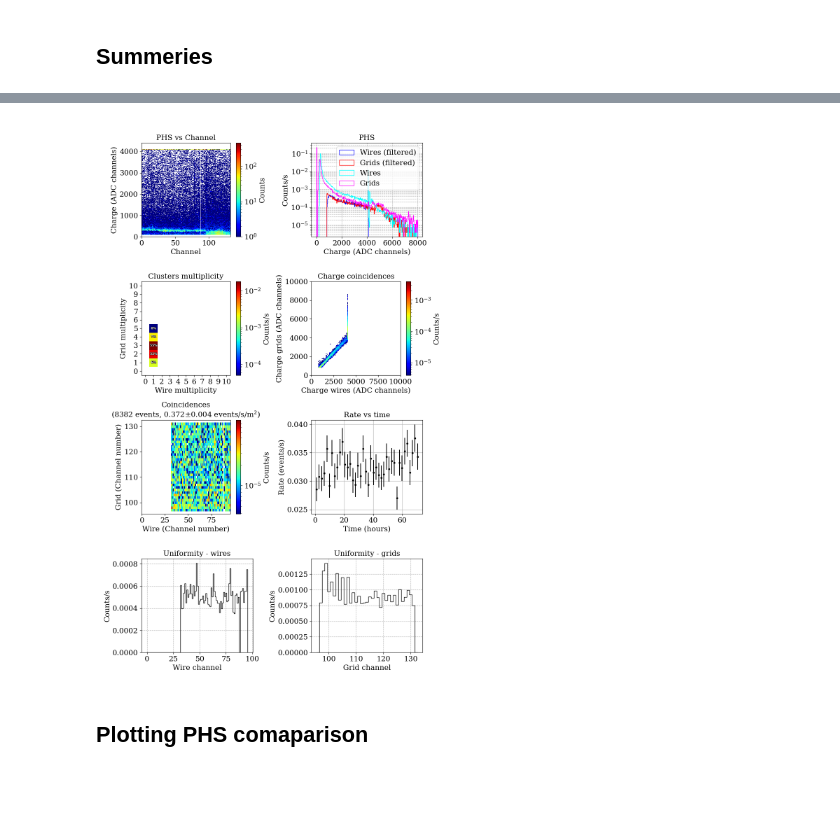
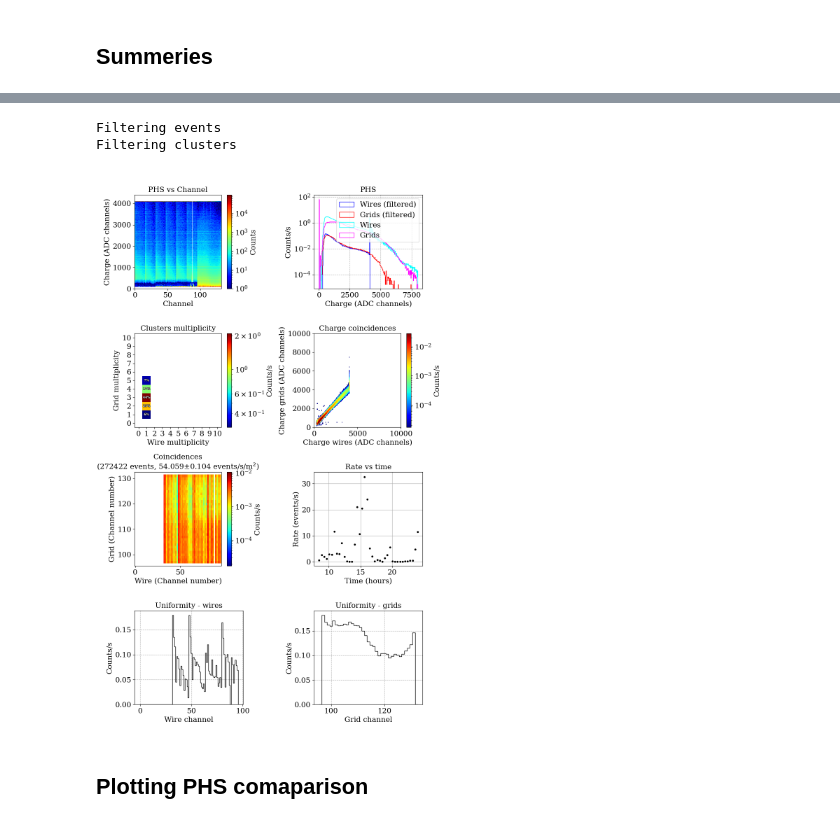
Before and after one commit to ess-dg/mg-let-2022-vmm-analysis, a Jupyter notebook: notebooks/preparations_mg_ref.ipynb, the cells around one changed output, grey strips where cells are left out. Drawn from its saved outputs; the diff is of its cells as text; code cells hidden in the pictures; blank space fills up the shorter version.

```diff
--- a/notebooks/preparations_mg_ref.ipynb
+++ b/notebooks/preparations_mg_ref.ipynb
@@ -94,10 +95,10 @@ tdc_to_s= (62.5e-9)
 # MG standard filter
 mg_filter = {'wm': [1, 1, True],                   # Wire multiplicity
              'gm': [1, 5, True],                   # Grid multiplicity
-             'wadc': [800, np.inf, True],          # Wire charge
-             'gadc': [800, np.inf, True],          # Grid charge
+             'wadc': [150, np.inf, True],          # Wire charge
+             'gadc': [150, np.inf, True],          # Grid charge
              'tof': [0, np.inf, True],             # Time-of-flight (TDC channels)
-             'time': [0, np.inf, True],            # Time (TDC channels)
+             'time': [8.25/tdc_to_h, np.inf, True],            # Time (TDC channels)
              'bus': [0, 1, False],                 # Bus
              'flag': [0, 1, False],                # =1 if different buses within same coincidence
              'layer': [0, 19, False],              # Layer, front=0 to back=19
@@ -146,10 +147,10 @@ mg_time_filter = {'wm': [0, 0, True],                # Wire multiplicity
 
 mg_coincidence_filter = {'wm': [1, 1, True],                 # Wire multiplicity
                        'gm': [1, 5, True],                   # Grid multiplicity
-                       'wadc': [800, np.inf, True],          # Wire charge
-                       'gadc': [800, np.inf, True],          # Grid charge
+                       'wadc': [150, np.inf, True],          # Wire charge
+                       'gadc': [150, np.inf, True],          # Grid charge
                        'tof': [0, np.inf, True],             # Time-of-flight (TDC channels)
-                       'time': [0, np.inf, True],            # Time (TDC channels)
+                       'time': [8.25/tdc_to_h, np.inf, True],            # Time (TDC channels)
                        'bus': [9, 9, True],                 # Bus
                        'flag': [0, 1, False],                # =1 if different buses within same coincidence
                        'layer': [0, 15, False],              # Layer, front=0 to back=19
@@ -174,3 +175,4 @@ mg_charge_filter = {'wm': [1, 1, False],                 # Wire multiplicity
 mg_area_ref = 0.025*0.025*4*35 # m^2
 mg_area_seq2 = 0.025*0.025*4*3 # m^2
 mg_area = 0.0225*0.0225*4*38 # m^2
+print(mg_area,mg_area_ref)
@@ -180,18 +184,13 @@ mg_area = 0.0225*0.0225*4*38 # m^2
 ## Summeries
 # %%
 # Extract data: For bus 0 and 1
-bus = 0
 #file_name = 'NoGas_mvmelst_298_220315_092727'
 #file_name='shielded_gas_working_run_2_mvmelst_300_220316_084149'
 #file_name='shielded_run_3_mvmelst_301_220317_083909'
-file_name='Unshildes_STF_run1_CSPEC-LET_Utgard_220323_181605'
+#file_name='Unshildes_STF_run1_CSPEC-LET_Utgard_220323_181605'
+file_name='Unshielded_run2_CSPEC-LET_Utgard_220324_111809'
 #file_name='shielded_weekend_run_mvmelst_302_220318_085531'
 file_path = MG_RAW_FOLDER_stf + file_name + '.zip'
-mg_manage_old.extract_and_save(file_name, file_path, MG_PROCESSED_FOLDER) # Only have to run this once
-mg_clu_run_1, mg_ev_run_1 = mg_manage_old.load_clusters_and_events(file_name, MG_PROCESSED_FOLDER)
-
-# Possebileties to not add last 4 wires and some middle grids
-#mg_clu_run_1=mg_clu_run_1[~mg_clu_run_1.wch.isin([16,17,18,19,36,37,38,39,56,57,58,59,76,77,78,79])]
-#mg_clu_run_1=mg_clu_run_1[~mg_clu_run_1.gch.isin([99])]
-mg_basic_plot.mg_plot_basic_bus(file_name +'_filtered', bus, mg_clu_run_1, mg_ev_run_1, mg_filter, mg_area)
+#mg_manage_seq.extract_and_save(file_name, file_path, MG_PROCESSED_FOLDER) # Only have to run this once
+mg_clu_run_1, mg_ev_run_1 = mg_manage_seq.load_clusters_and_events(file_name, MG_PROCESSED_FOLDER)
 # %% [output]
@@ -220,0 +209,6 @@ mg_basic_plot.mg_plot_basic_bus(file_name +'_filtered_wo_last_4_w', bus, mg_clu_
+# %%
+events_ord=mg_manage_ref.reorder_channels_events(mg_ev_run_1)
+clusters_ord=mg_manage_ref.reorder_channels_clusters(mg_clu_run_1)
+# %% [output]
+Filtering events
+Filtering clusters
@@ -238,8 +239,8 @@ events = mg_read_ref.extract_events(data)
 # %%
 bus=9
-mg_basic_plot_ref.mg_plot_basic_bus(file_name +'_filtered', bus, clusters, events, mg_coincidence_filter, mg_area_ref)
+mg_basic_plot_ref.mg_plot_basic_bus(file_name +'_filtered_ord_LOW_charge_filt_after_gen_off', bus, clusters_ord, events_ord, mg_coincidence_filter, mg_area_ref)
 # %% [output]
-[figure, old version]
+[figure, new version]
 # %% [markdown]
 ## Plotting PHS comaparison
 # %% [markdown]
```
Also changed, not shown: parts of 8 cells of this notebook, 1 other file.
